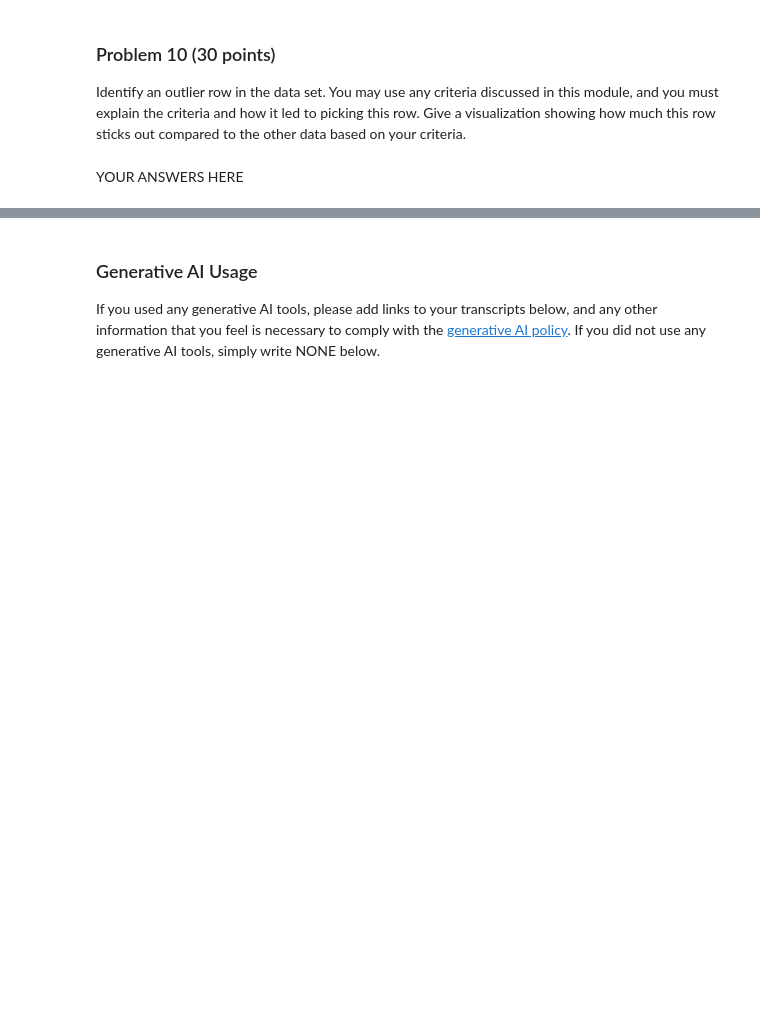
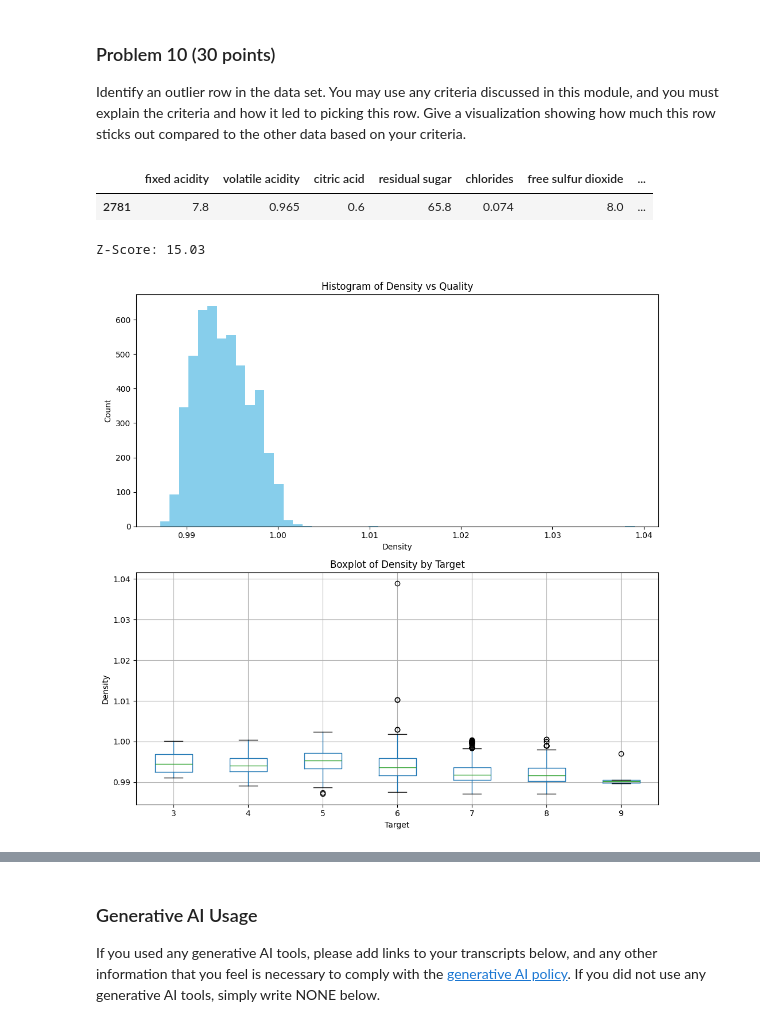
Before and after one commit to echung-3/dx601-final-project, a Jupyter notebook: project.ipynb, the cells around one changed output, grey strips where cells are left out. Drawn from its saved outputs; the diff is of its cells as text; code cells hidden in the pictures; blank space fills up the shorter version.

```diff
--- a/project.ipynb
+++ b/project.ipynb
@@ -389,2 +461,45 @@ Give a visualization showing how much this row sticks out compared to the other
-# %% [markdown]
-YOUR ANSWERS HERE
+# %%
+# YOUR CODE HERE
+
+#finding the outlier in the dataset through looking at the boxplots from #4
+df.query("density > 1.02")
+# %% [output]
+|  | fixed acidity | volatile acidity | citric acid | residual sugar | chlorides | free sulfur dioxide | ... |
+| 2781 | 7.8 | 0.965 | 0.6 | 65.8 | 0.074 | 8.0 | ... |
+# %%
+# from the row 2781; find the z score of the data point
+
+zscore = (df.loc[2781, "density"] - df["density"].mean()) / df["density"].std()
+print(f"Z-Score: {zscore:.2f}")
+# %% [output]
+Z-Score: 15.03
+# %%
+density = df["density"]
+
+df_plot = pd.DataFrame({
+    "target": df["target"],
+    "density": density
+})
+
+plt.figure(figsize=(10, 10))
+
+# Histogram of the density vs quality pictured
+plt.subplot(2, 1, 1)
+plt.hist(density, bins=50, color='skyblue')
+plt.title("Histogram of Density vs Quality")
+plt.xlabel("Density")
+plt.ylabel("Count")
+
+# Boxplot of the density by target
+plt.subplot(2, 1, 2)
+ax = plt.gca()  # get current axes
+df_plot.boxplot(column='density', by='target', ax=ax)
+plt.title("Boxplot of Density by Target")
+plt.suptitle("")
+plt.xlabel("Target")
+plt.ylabel("Density")
+
+plt.tight_layout()
+plt.show()
+# %% [output]
+[figure, added]
```
Also changed, not shown: parts of 9 cells of this notebook.
